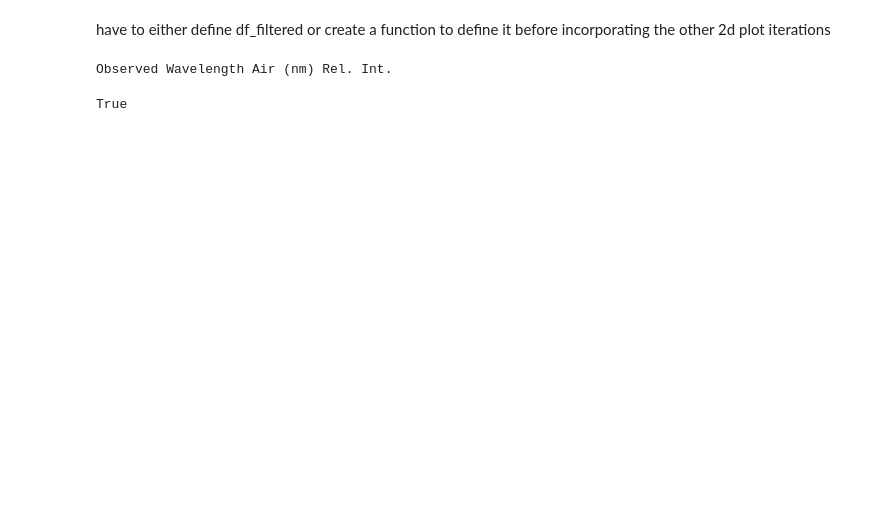
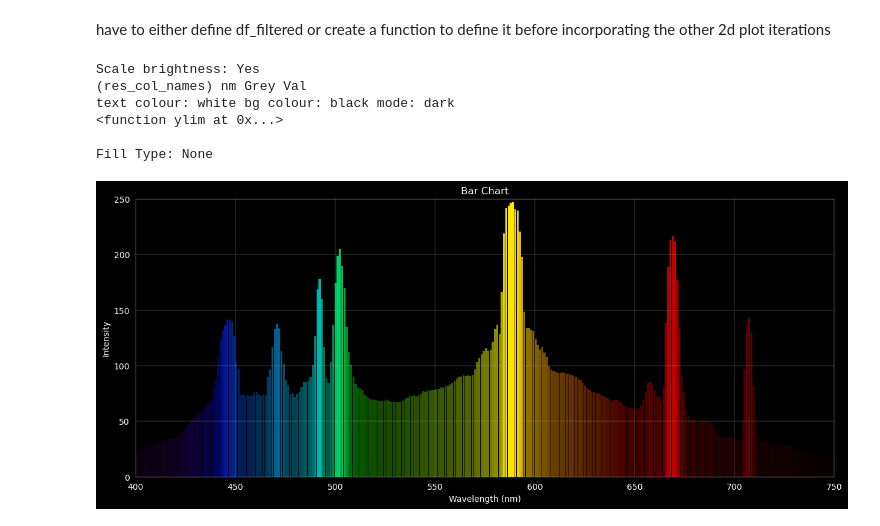
Before and after one commit to idontwantausername609/Spectrum-Renderer, a Jupyter notebook: Colab Based App/Other Image Formatting/nist_handling_playground.ipynb, the cells around one changed output. Saved outputs shown, nothing was run; the diff lists cells and outputs as text; code cells hidden in the pictures; blank space fills up the shorter version.

```diff
--- a/Colab Based App/Other Image Formatting/nist_handling_playground.ipynb
+++ b/Colab Based App/Other Image Formatting/nist_handling_playground.ipynb
@@ -624,2 +676,41 @@ def get_graph_type():
+# %%
+def plot_other_spec(data_df):
+    get_graph_type()
+    scale_by_int()
+    data_df, should_exit_early = prep_other(data_df = data_df)
+    if should_exit_early:
+        fig, ax = plt.subplots(figsize=new_utils.fig_size, dpi=utils.DPI)
+        ax.set_axis_off()
+        print("Ending Rendering Early.")
+        return fig
+    new_utils.axis_labels()
+    if graph_type == 'scatter':
+        plt.ylim = (0, round_to_multiple(y_max, 100))
+    else:
+        plt.ylim(0, round_to_multiple(y_max, 50))
+    print(plt.ylim)
+
+
+
+    if graph_type == 'bar':
+        bar_iteration(data_df = data_df)
+        plt.title("Bar Chart", color = new_utils.colour)
+    elif graph_type == 'scatter':
+        scatter_iteration(data_df = data_df)
+        plt.title("Scatter Plot", color=new_utils.colour)
+    elif graph_type == 'gaussian':
+        gaussian_iteration(df_plot_data= data_df)
+        plt.title("Gaussian Plot", color = new_utils.colour)
+    elif graph_type == 'line':
+        line_plot_iteration(data_df=data_df)
+        plt.title("Line Plot", color = new_utils.colour)
+    elif graph_type == 'smoothed line':
+        filled_plot(data_df = data_df)
+        plt.title("Smoothed Plot", color = new_utils.colour)
+    elif graph_type == 'filled line':
+        filled_plot(data_df = data_df)
+        plt.title("Filled Plot", color = new_utils.colour)
+
+    print('\nFill Type:', plot_type)
 # %%
 def detect_prep(data_df, force_nist = None):
@@ -656,10 +743,17 @@ def plot_nist_spec():
     if prep_type == 'traditional':
         trad_spec(df)
 # %%
-run_nist_check(df)
+#run_nist_check(df)
+#early_exit(df)
+plot_other_spec(HE_DF)
 # %% [output]
-Observed Wavelength Air (nm) Rel. Int.
+Scale brightness: Yes
+(res_col_names) nm Grey Val
+text colour: white bg colour: black mode: dark
+<function ylim at 0x...>
+
+Fill Type: None
-True
+[figure, added]
 # %%
 new_utils.axis_labels()
 gaussian_iteration(df)
```
Also changed, not shown: parts of 22 cells of this notebook, 11 other files.
